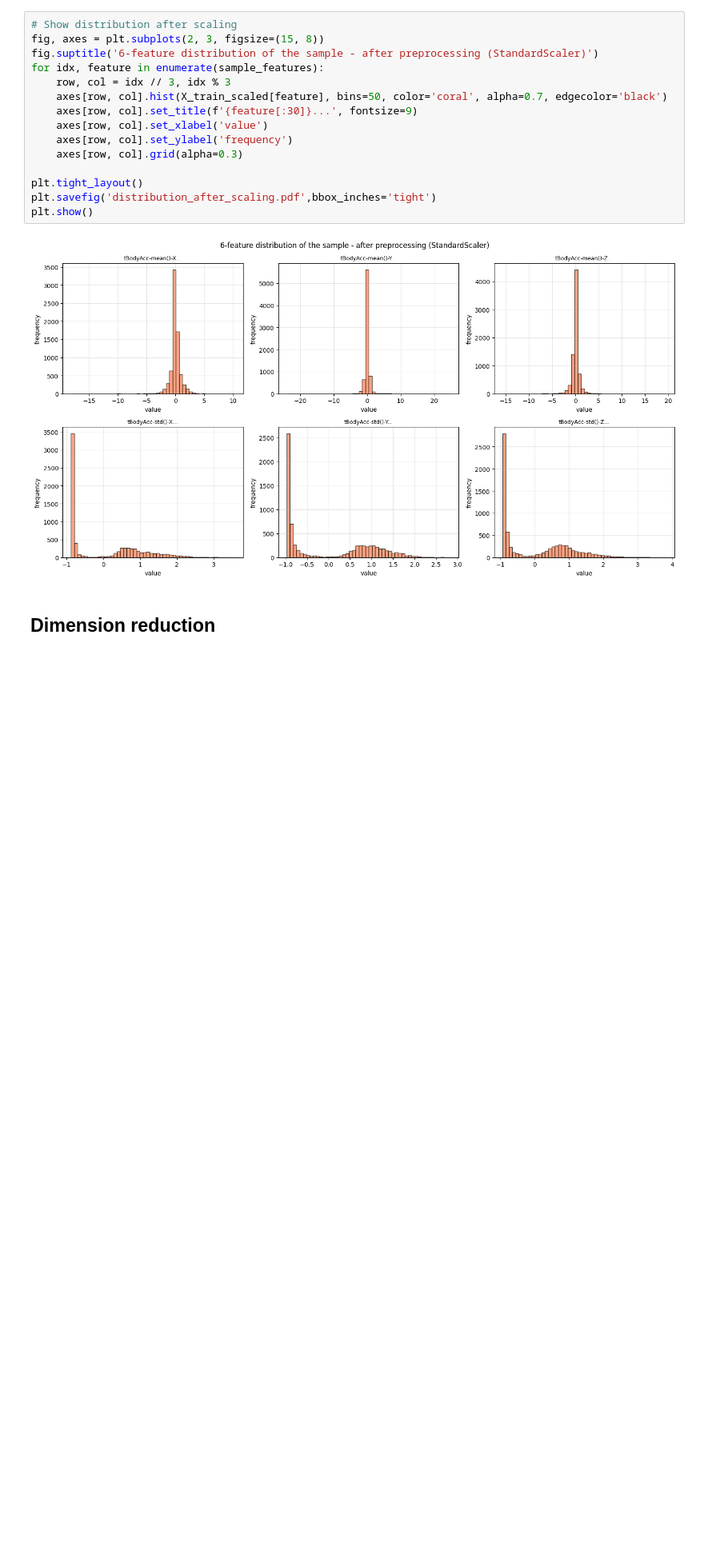
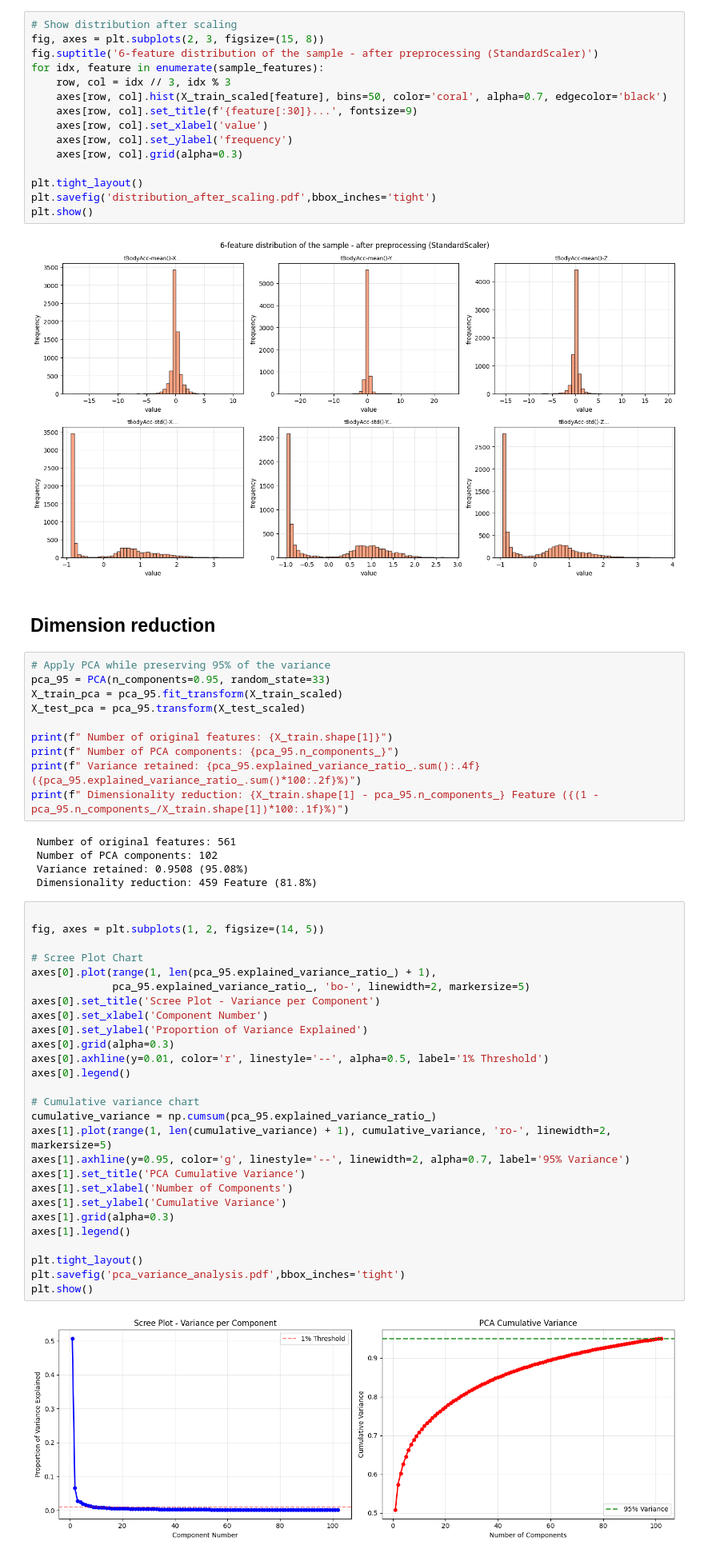
Before and after one commit to ihamydreza/FIS4041, a Jupyter notebook: Q4/Q4.ipynb, the cells around one changed output. Shown at 80% size. Drawn from its saved outputs; the diff is of its cells as text; blank space fills up the shorter version.

Commit message:
Dimension reduction Q4

```diff
--- a/Q4/Q4.ipynb
+++ b/Q4/Q4.ipynb
@@ -211,3 +211,47 @@ plt.show()
 [figure]
 # %% [markdown]
 ## Dimension reduction
+# %%
+# Apply PCA while preserving 95% of the variance
+pca_95 = PCA(n_components=0.95, random_state=33)
+X_train_pca = pca_95.fit_transform(X_train_scaled)
+X_test_pca = pca_95.transform(X_test_scaled)
+
+print(f" Number of original features: {X_train.shape[1]}")
+print(f" Number of PCA components: {pca_95.n_components_}")
+print(f" Variance retained: {pca_95.explained_variance_ratio_.sum():.4f} ({pca_95.explained_variance_ratio_.sum()*100:.2f}%)")
+print(f" Dimensionality reduction: {X_train.shape[1] - pca_95.n_components_} Feature ({(1 - pca_95.n_components_/X_train.shape[1])*100:.1f}%)")
+# %% [output]
+ Number of original features: 561
+ Number of PCA components: 102
+ Variance retained: 0.9508 (95.08%)
+ Dimensionality reduction: 459 Feature (81.8%)
+# %%
+
+fig, axes = plt.subplots(1, 2, figsize=(14, 5))
+
+# Scree Plot Chart
+axes[0].plot(range(1, len(pca_95.explained_variance_ratio_) + 1),
+             pca_95.explained_variance_ratio_, 'bo-', linewidth=2, markersize=5)
+axes[0].set_title('Scree Plot - Variance per Component')
+axes[0].set_xlabel('Component Number')
+axes[0].set_ylabel('Proportion of Variance Explained')
+axes[0].grid(alpha=0.3)
+axes[0].axhline(y=0.01, color='r', linestyle='--', alpha=0.5, label='1% Threshold')
+axes[0].legend()
+
+# Cumulative variance chart
+cumulative_variance = np.cumsum(pca_95.explained_variance_ratio_)
+axes[1].plot(range(1, len(cumulative_variance) + 1), cumulative_variance, 'ro-', linewidth=2, markersize=5)
+axes[1].axhline(y=0.95, color='g', linestyle='--', linewidth=2, alpha=0.7, label='95% Variance')
+axes[1].set_title('PCA Cumulative Variance')
+axes[1].set_xlabel('Number of Components')
+axes[1].set_ylabel('Cumulative Variance')
+axes[1].grid(alpha=0.3)
+axes[1].legend()
+
+plt.tight_layout()
+plt.savefig('pca_variance_analysis.pdf',bbox_inches='tight')
+plt.show()
+# %% [output]
+[figure, added]
```
Also changed, not shown: parts of 4 cells of this notebook.
